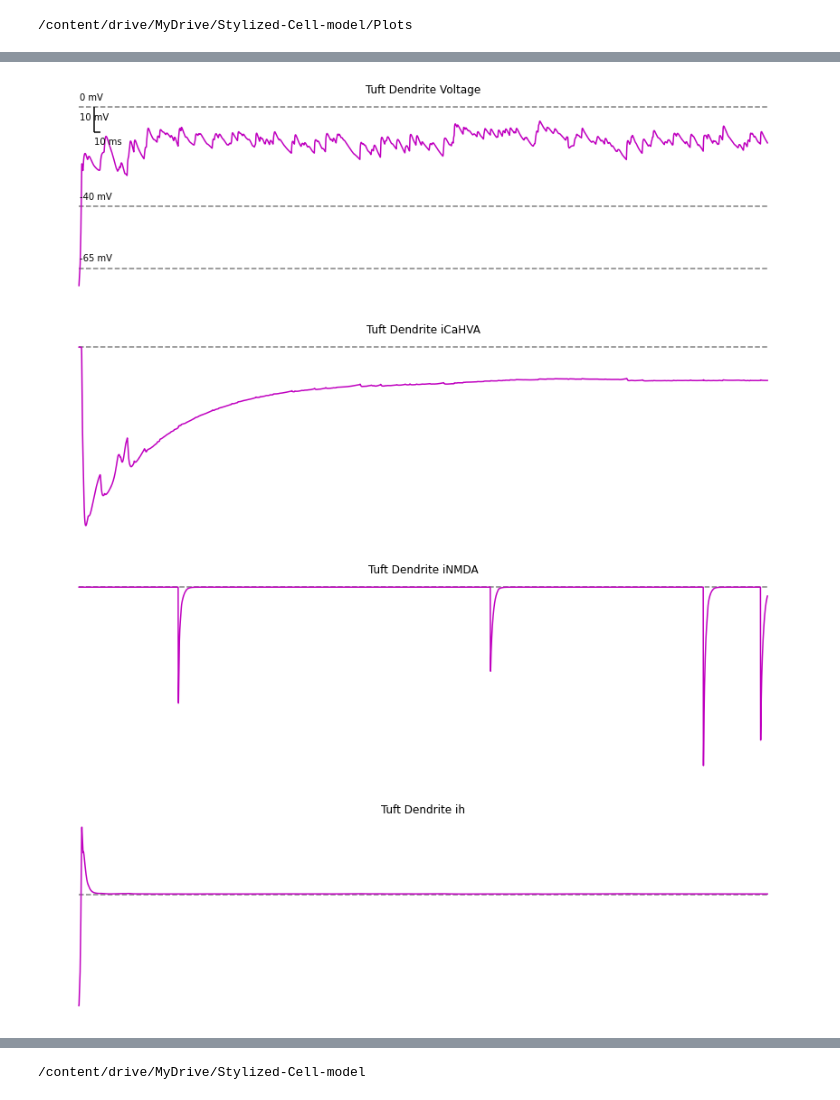
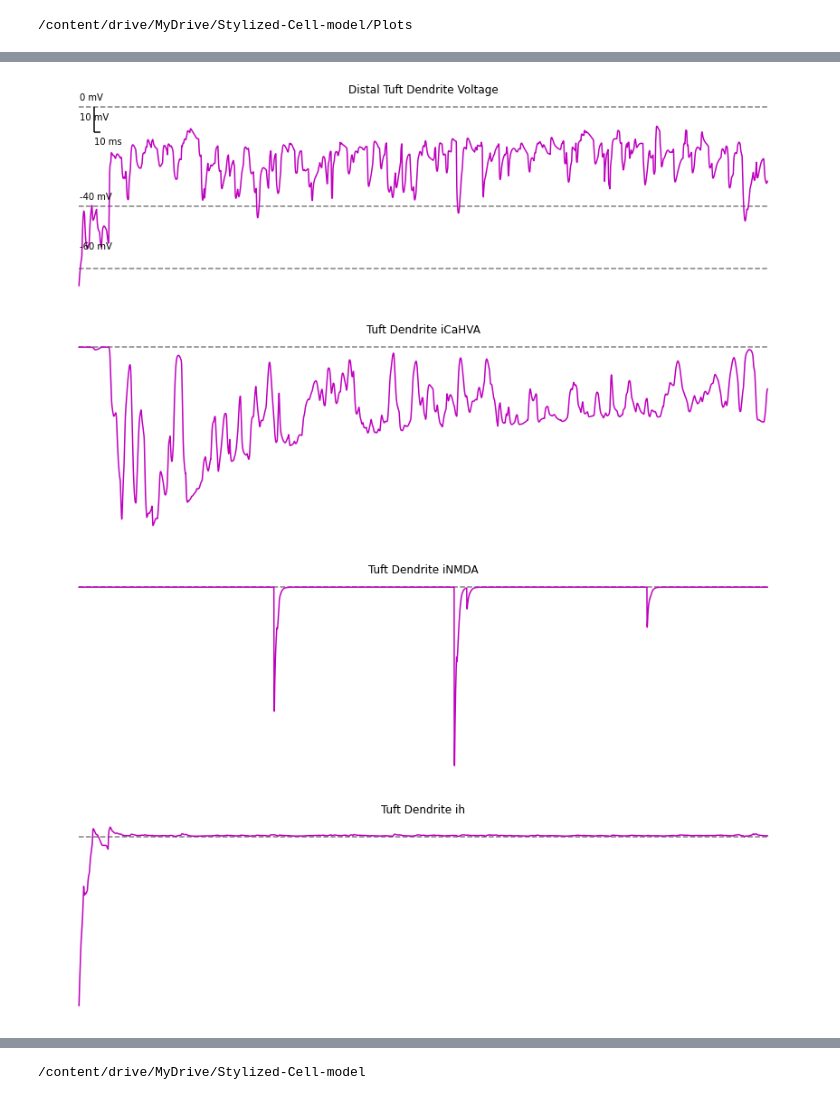
Before and after one commit to davidfague/Stylized-ReducedOrder-L5-Model, a Jupyter notebook: SROL5.ipynb, the cells around one changed output, grey strips where cells are left out. Cells and saved outputs as stored; diff of their text form; code cells hidden in the pictures.

```diff
--- a/SROL5.ipynb
+++ b/SROL5.ipynb
@@ -116,8 +116,8 @@ m=.2
 s=0.345
 mean = np.log(m) - 0.5 * np.log((s/m)**2+1)
 std = np.sqrt(np.log((s/m)**2 + 1))
-print(mean)
-print(std)
+# print(mean)
+# print(std)
 
 #Additional functions
 def normalize(x):
@@ -145,7 +145,7 @@ def make_noise(num_traces=100,num_samples=4999):
         scale=0.5,size=num_samples+2000)
         invfn[i,:] = normalize(ss.lfilter(B, A, wn)[2000:])+0.5                             # Create '1/f' Noise
     return invfn
-def shift_exc_noise(ts, nid, seconds, time_shift=4):
+def shift_exc_noise(ts, nid, milliseconds, time_shift=4):
     """Creates a shifted, min-max normalized average traces of the given spike raster.
     Parameters
     ----------
@@ -162,7 +162,7 @@ def shift_exc_noise(ts, nid, seconds, time_shift=4):
     [type]
         [description]
     """
-    h = np.histogram(ts,bins=np.arange(0,seconds*1000,1))
+    h = np.histogram(ts,bins=np.arange(0,milliseconds,1))
 
     fr_prof = h[0]/(0.001*(np.max(nid)+1))
     wrap = fr_prof[-4:]
@@ -1671,6 +1677,12 @@ for i in range(1,len(sec_list)):
   if str(sec_list[i]) == 'axon':
     axon_seg = round(len(AllSegSection) - (len(section)/2))
 
+  if str(sec_list[i]) == 'proxtuft':
+    prox_tuft_seg = round(len(AllSegSection) - (len(section)/2))
+
+  if str(sec_list[i]) == 'midtuft':
+    mid_tuft_seg = round(len(AllSegSection) - (len(section)/2))
+
   if str(sec_list[i]) == 'disttuft':
     dist_tuft_seg = round(len(AllSegSection) - (len(section)/2))
 
@@ -2131,7 +2145,7 @@ def plot_voltage_trace(segment,color,title,savename):
   plt.text(50,-15,'10 ms')
   plt.text(2,-5,'10 mV')
   plt.text(2,-37,'-40 mV')
-  plt.text(2,-62,'-65 mV')
+  plt.text(2,-57,'-60 mV')
   plt.title(title)
   plt.box(False)
   plt.xticks([])
@@ -2221,19 +2243,19 @@ plot_iH(segment=nexus_seg,color='r',title='Nexus ih',savename='Nexus_ih.png')
 # %%
-plot_voltage_trace(segment=dist_tuft_seg,color='m',title='Tuft Dendrite Voltage',savename='Tuft_Voltage.png')
+plot_voltage_trace(segment=dist_tuft_seg,color='m',title='Distal Tuft Dendrite Voltage',savename='DistTuft_Voltage.png')
 # %% [output]
-[figure, old version]
+[figure, new version]
 # %%
-plot_iCaHVA(segment=dist_tuft_seg,color='m',title='Tuft Dendrite iCaHVA',savename='Tuft_iCaHVA.png')
+plot_iCaHVA(segment=mid_tuft_seg,color='m',title='Tuft Dendrite iCaHVA',savename='MidTuft_iCaHVA.png')
 # %% [output]
-[figure, old version]
+[figure, new version]
 # %%
-plot_iNMDA(segment=dist_tuft_seg,color='m',title='Tuft Dendrite iNMDA',savename='Tuft_iNMDA.png')
+plot_iNMDA(segment=mid_tuft_seg,color='m',title='Tuft Dendrite iNMDA',savename='MidTuft_iNMDA.png')
 # %% [output]
-[figure, old version]
+[figure, new version]
 # %%
-plot_iH(segment=dist_tuft_seg,color='m',title='Tuft Dendrite ih',savename='Tuft_ih.png')
+plot_iH(segment=mid_tuft_seg,color='m',title='Tuft Dendrite ih',savename='MidTuft_ih.png')
 # %% [output]
-[figure, old version]
+[figure, new version]
 # %%
 plot_voltage_trace(segment=dist_basal_seg,color='g',title='Basal Dendrite Voltage',savename='Basal_Voltage.png')
 # %% [output]
```
Also changed, not shown: parts of 36 cells of this notebook.
